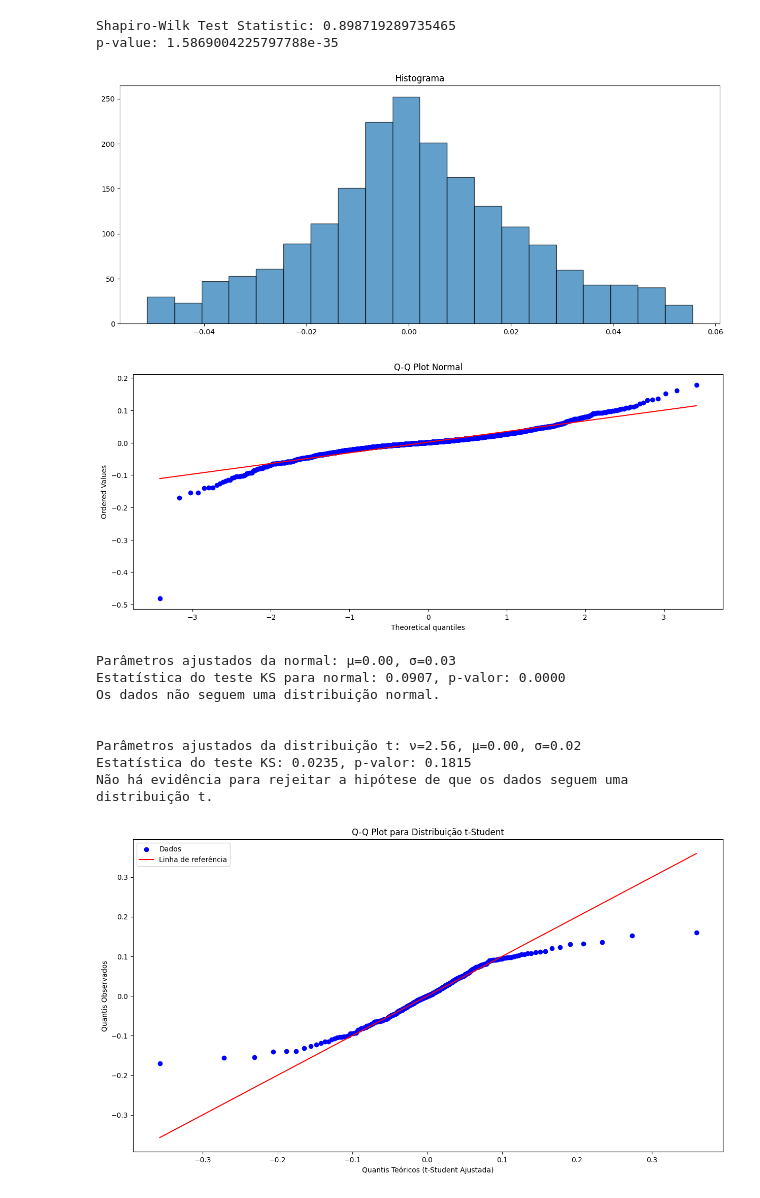
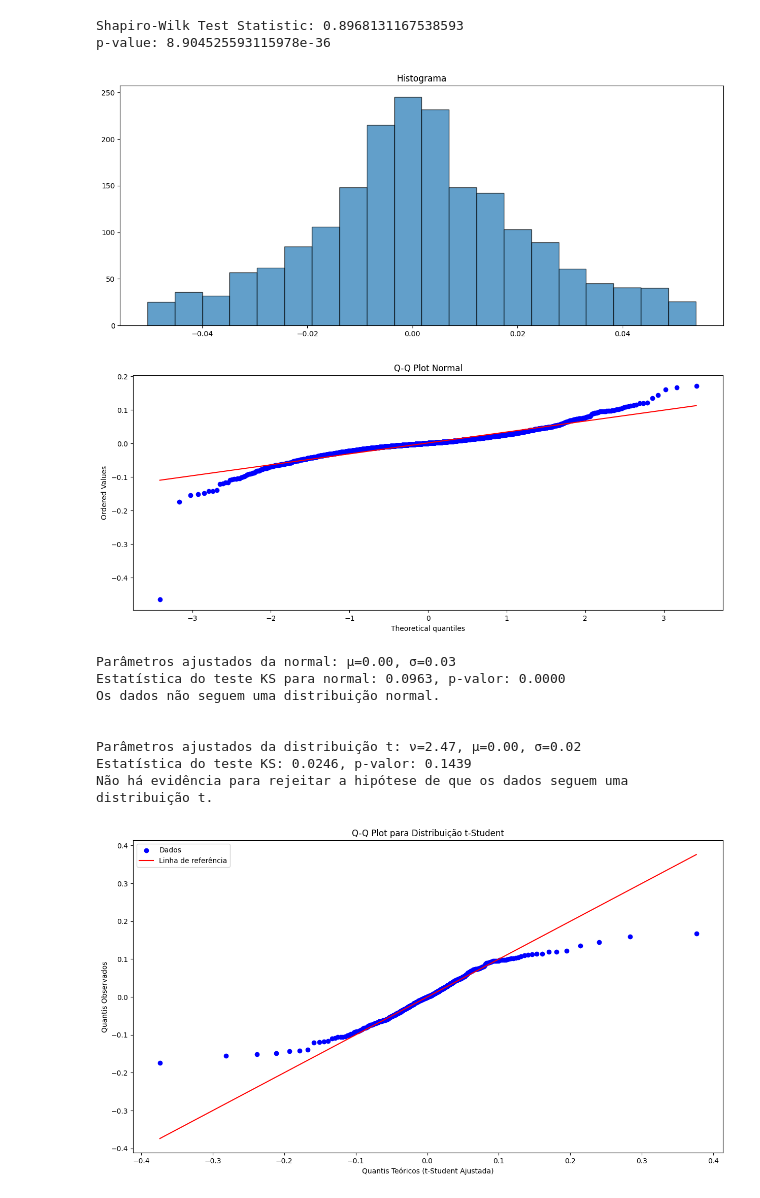
Before and after one commit to GvFreitas1/Precificacao-de-Opcoes, a Jupyter notebook: Precificacao-de-Opcoes/Testes de normalidade e independência.ipynb, the cells around one changed output. Drawn from its saved outputs; the diff is of its cells as text; code cells hidden in the pictures.

Commit message:
dados em usd

```diff
--- a/Precificacao-de-Opcoes/Testes de normalidade e independência.ipynb
+++ b/Precificacao-de-Opcoes/Testes de normalidade e independência.ipynb
@@ -9,9 +9,8 @@ from statsmodels.stats.diagnostic import acorr_ljungbox, acorr_breusch_godfrey
 from statsmodels.stats.stattools import durbin_watson
 from statsmodels.graphics.tsaplots import plot_acf
 # %%
-dados = pd.read_csv('./Bitcoin_data.csv')[::-1].reset_index(drop=True)
-dados['Último'] = dados['Último'].str.replace('.', '').str.replace(',', '.').astype(float)
-dados['Retornos'] = np.log(dados['Último']/dados['Último'].shift(1))
-dados = dados[['Data', 'Último', 'Retornos']].dropna()
+dados = pd.read_csv('./data/btc-usd.csv')[["Date", "Adj Close"]]
+dados['Returns'] = np.log(dados['Adj Close']/dados['Adj Close'].shift(1))
+dados = dados[['Date', 'Adj Close', 'Returns']].dropna()
 dados
 # %% [output]
@@ -31,8 +30,8 @@ dados
 # %%
-data = dados['Retornos']
+data = dados['Returns']
 
 n_strip = int(len(dados)*0.05)
-data_strip = np.sort(dados['Retornos'])[n_strip:-n_strip]
+data_strip = np.sort(dados['Returns'])[n_strip:-n_strip]
 
 # Teste de Shapiro-Wilk
 shapiro_test = stats.shapiro(data)
@@ -76,46 +75,46 @@ print(f"Parâmetros ajustados da distribuição t: ν={t_params[0]:.2f}, μ={t_p
 ks_stat, p_value = stats.kstest(data, "t", args=t_params)
 print(f"Estatística do teste KS: {ks_stat:.4f}, p-valor: {p_value:.4f}")
 
 if p_value > 0.05:
     print("Não há evidência para rejeitar a hipótese de que os dados seguem uma distribuição t.")
 else:
     print("Os dados não seguem uma distribuição t.")
 
 # Criar o Q-Q Plot t-student
 
 # Ajustar os parâmetros da distribuição t
 t_params = stats.t.fit(data)
 df, loc, scale = t_params
 
 # Calcular quantis teóricos e observados
 quantiles_theoretical = np.linspace(0, 1, len(data))
 quantiles_observed = np.sort(data)
 quantiles_t = stats.t.ppf(quantiles_theoretical, df, loc=loc, scale=scale)
 
 # Criar o Q-Q Plot
 plt.figure(figsize=(15, 8))
 plt.scatter(quantiles_t, quantiles_observed, label="Dados", color="blue")
 plt.plot(quantiles_t, quantiles_t, color="red", label="Linha de referência")
 
 plt.title("Q-Q Plot para Distribuição t-Student")
 plt.xlabel("Quantis Teóricos (t-Student Ajustada)")
 plt.ylabel("Quantis Observados")
 plt.legend()
 plt.show()
 # %% [output]
-Shapiro-Wilk Test Statistic: 0.898719289735465
-p-value: 1.5869004225797788e-35
+Shapiro-Wilk Test Statistic: 0.8968131167538593
+p-value: 8.904525593115978e-36
-[figure, old version]
+[figure, new version]
-[figure, old version]
+[figure, new version]
 Parâmetros ajustados da normal: μ=0.00, σ=0.03
-Estatística do teste KS para normal: 0.0907, p-valor: 0.0000
+Estatística do teste KS para normal: 0.0963, p-valor: 0.0000
 Os dados não seguem uma distribuição normal.
 
 
-Parâmetros ajustados da distribuição t: ν=2.56, μ=0.00, σ=0.02
-Estatística do teste KS: 0.0235, p-valor: 0.1815
+Parâmetros ajustados da distribuição t: ν=2.47, μ=0.00, σ=0.02
+Estatística do teste KS: 0.0246, p-valor: 0.1439
 Não há evidência para rejeitar a hipótese de que os dados seguem uma distribuição t.
-[figure, old version]
+[figure, new version]
 # %%
 plot_acf(data, lags=20)
 plt.show()
```
Also changed, not shown: parts of 3 cells of this notebook, 3 other files.
